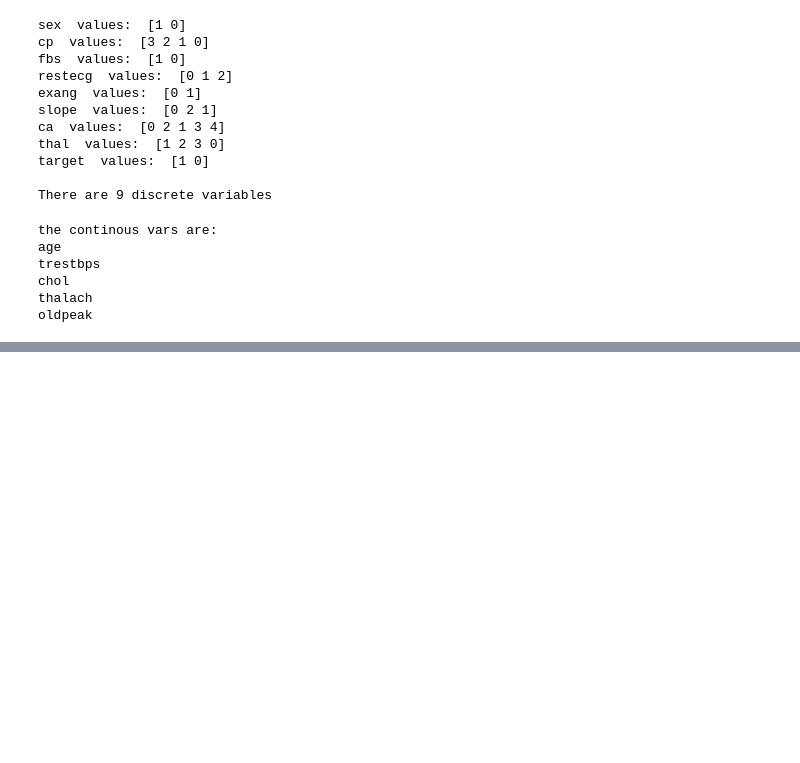
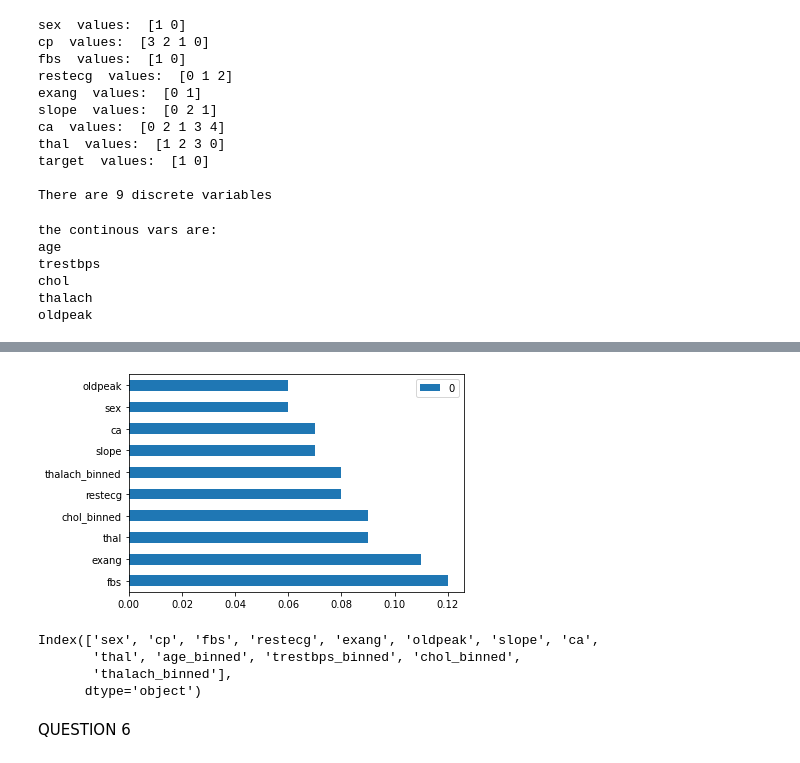
Before and after one commit to ongalajacob/ADS-Assignment-9, a Jupyter notebook: ADS Assignment 9-Completed.ipynb, the cells around one changed output, grey strips where cells are left out. Cells and saved outputs as stored; diff of their text form; code cells hidden in the pictures; blank space fills up the shorter version.

```diff
--- a/ADS Assignment 9-Completed.ipynb
+++ b/ADS Assignment 9-Completed.ipynb
@@ -121,0 +256,6 @@ oldpeak
+# %%
+#x_a = df_a.iloc[:, 1:-1]
+Y = df.iloc[:, -5]
+X= df.loc[:, df.columns != 'target']
+#X= df.loc[:, df.columns != 'oldpeak']
+X.info()
@@ -121,0 +283,13 @@ oldpeak
+# %%
+#WOE Encoder
+import category_encoders as ce
+
+woe = ce.WOEEncoder()
+
+def woe_encoder(col, target):
+    for i in range(len(X.columns)):
+        col.iloc[:,i] = woe.fit_transform(col, target)
+    return col
+
+df_woe_X = woe_encoder(X, Y)
+df_woe_X.head()
@@ -121,0 +320,22 @@ oldpeak
+# %%
+#PCA
+from sklearn.ensemble import ExtraTreesClassifier
+
+fi = ExtraTreesClassifier()
+fi_a = fi.fit(df_woe_X, Y)
+
+
+df_fi_a = pd.DataFrame(fi_a.feature_importances_,index=X.columns)
+df_fi_a.nlargest(10,df_fi_a.columns).plot(kind='barh')
+plt.show()
+# %% [output]
+[figure, added]
+# %%
+X.columns
+# %% [output]
+Index(['sex', 'cp', 'fbs', 'restecg', 'exang', 'oldpeak', 'slope', 'ca',
+       'thal', 'age_binned', 'trestbps_binned', 'chol_binned',
+       'thalach_binned'],
+      dtype='object')
+# %% [markdown]
+QUESTION 6
```
Also changed, not shown: parts of 34 cells of this notebook.
